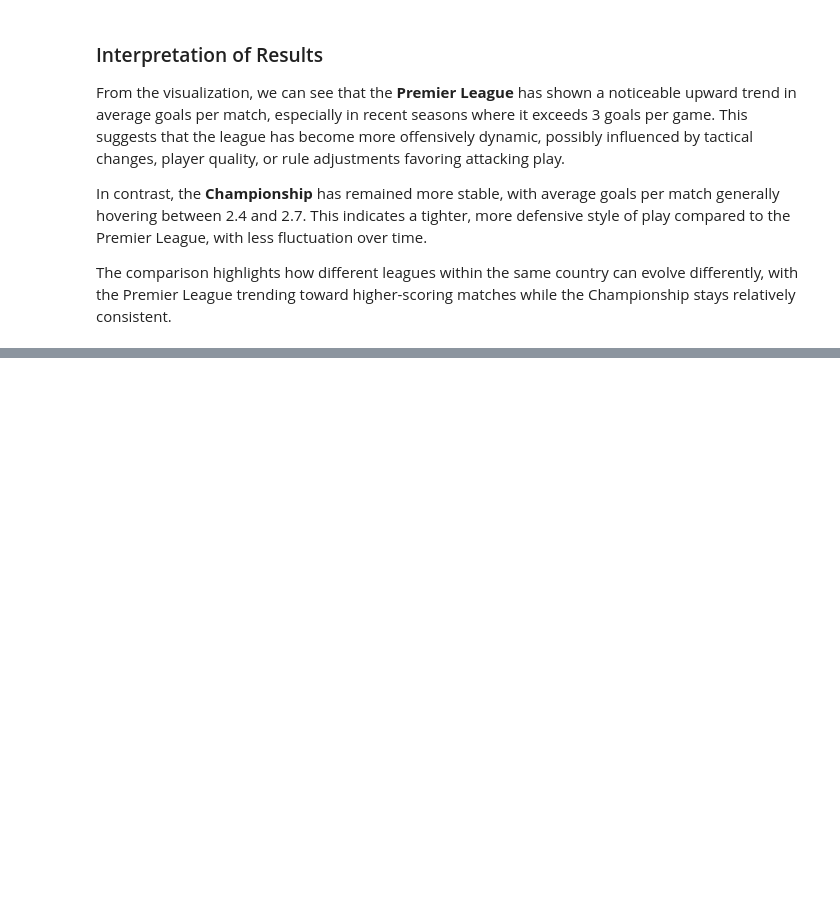
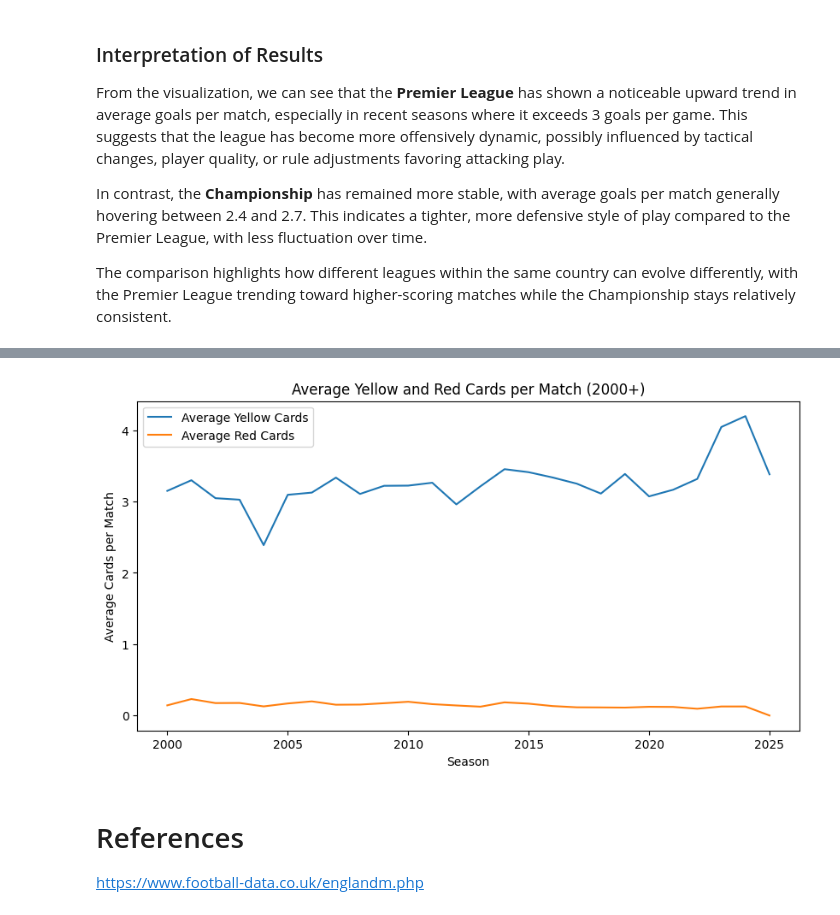
Before and after one commit to kotharisoumil/Premier-League-and-Championship-Analysis, a Jupyter notebook: Premier League and Championship Analysis.ipynb, the cells around one changed output, grey strips where cells are left out. Drawn from its saved outputs; the diff is of its cells as text; code cells hidden in the pictures; blank space fills up the shorter version.

Commit message:
Second Visual

```diff
--- a/Premier League and Championship Analysis.ipynb
+++ b/Premier League and Championship Analysis.ipynb
@@ -151,0 +182,26 @@ The comparison highlights how different leagues within the same country can evol
+# %%
+# Filter out seasons before 2000 (no card data collected)
+pl_cards = pl[pl['Season'] >= 2000].copy()
+
+num_cols_cards = pl_cards[['H Yellow', 'A Yellow', 'H Red', 'A Red']].columns
+pl_cards[num_cols_cards] = pl_cards[num_cols_cards].fillna(pl_cards[num_cols_cards].mean())
+
+pl_cards['Total_Yellow'] = pl_cards['H Yellow'] + pl_cards['A Yellow']
+pl_cards['Total_Red'] = pl_cards['H Red'] + pl_cards['A Red']
+
+card_trends = pl_cards.groupby('Season')[['Total_Yellow', 'Total_Red']].mean().reset_index()
+
+plt.figure(figsize=(10,5))
+sns.lineplot(data=card_trends, x='Season', y='Total_Yellow', label='Average Yellow Cards')
+sns.lineplot(data=card_trends, x='Season', y='Total_Red', label='Average Red Cards')
+plt.title("Average Yellow and Red Cards per Match (2000+)")
+plt.xlabel("Season")
+plt.ylabel("Average Cards per Match")
+plt.legend()
+plt.show()
+# %% [output]
+[figure, added]
+# %% [markdown]
+# References
+
+https://www.football-data.co.uk/englandm.php
```
Also changed, not shown: parts of 5 cells of this notebook.
